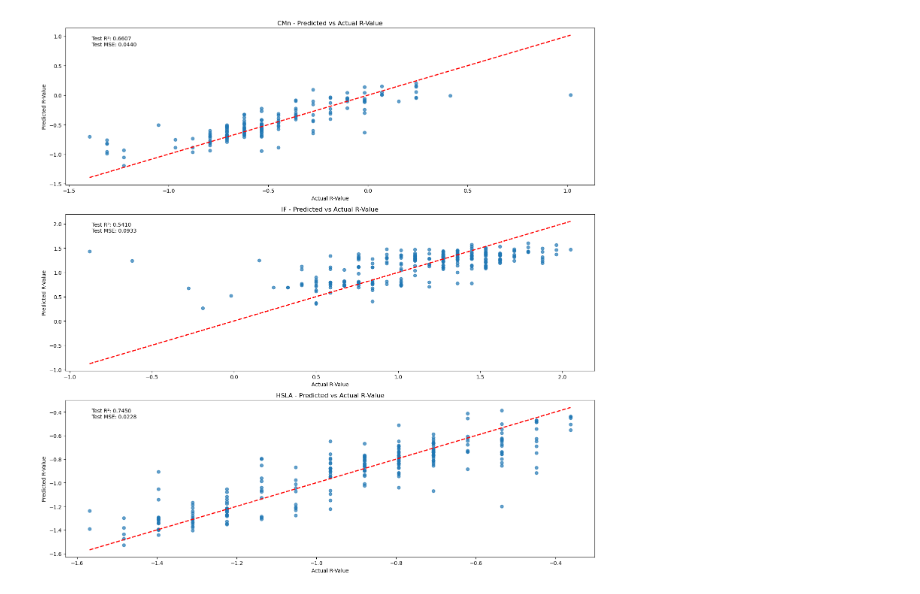
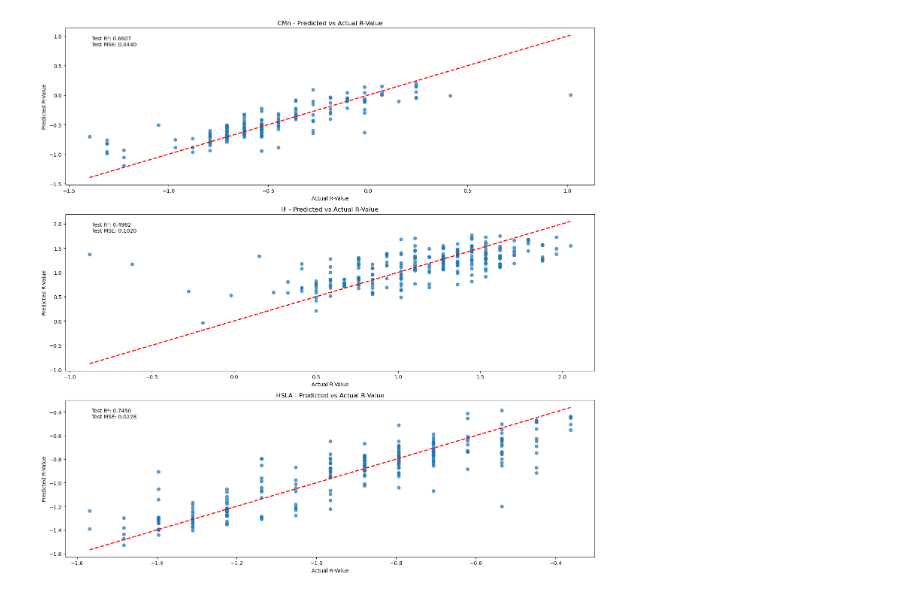
Before and after one commit to TonnyLe14/master-thesis, a Jupyter notebook: xgbregression.ipynb, the cells around one changed output. Cells and saved outputs as stored; diff of their text form; code cells hidden in the pictures.

```diff
--- a/xgbregression.ipynb
+++ b/xgbregression.ipynb
@@ -118,0 +10,9 @@ dvl1_selected
+# %%
+from load_data import process_steel_data
+
+full_path = 'data/'
+path = 'data/MDC_Data_Descriptions_MeCoMeP-r-value.xlsx'
+correlation_rate = 0.2
+dvl_line = 1
+
+df = process_steel_data(full_path, path, correlation_rate, dvl_line, model_output=True)
@@ -384,6 +232,34 @@ dropped 24 columns
+# %%
+trained_models_no_model_output_dict =  {'CMn': {'model': XGBRegressor(
+               colsample_bytree=0.6, learning_rate=0.1, max_depth=7,
+               min_child_weight=3, n_estimators=100, subsample=1.0, random_state=42), 'best_params': {'colsample_bytree': 0.6,
+   'learning_rate': 0.1,
+   'max_depth': 7,
+   'min_child_weight': 3,
+   'n_estimators': 100,
+   'subsample': 1.0}},
+ 'IF': {'model': XGBRegressor(
+               colsample_bytree=0.8,learning_rate=0.1, max_depth=7,
+               min_child_weight=5, n_estimators=300, subsample=0.6, random_state=42),
+  'best_params': {'colsample_bytree': 0.8,
+   'learning_rate': 0.01,
+   'max_depth': 7,
+   'min_child_weight': 5,
+   'n_estimators': 300,
+   'subsample': 0.6}},
+ 'HSLA': {'model': XGBRegressor(
+               colsample_bytree=0.6, learning_rate=0.1, max_depth=5,
+               min_child_weight=3, n_estimators=200, subsample=1.0, random_state=42),
+  'best_params': {'colsample_bytree': 0.6,
+   'learning_rate': 0.1,
+   'max_depth': 5,
+   'min_child_weight': 3,
+   'n_estimators': 200,
+   'subsample': 1.0}}
+}
 # %%
-trained_models_no_model_output = train_optimized_models(train_scaled_df, optimized_family_models_grid)
+tmp = train_optimized_models(train_scaled_df, trained_models_no_model_output_dict)
 # %%
-plot_predicted_vs_actual(trained_models_no_model_output, test_scaled_df)
+plot_predicted_vs_actual(tmp, test_scaled_df)
 # %% [output]
-[figure, old version]
+[figure, new version]
```
Also changed, not shown: parts of 19 cells of this notebook, 7 other files.
